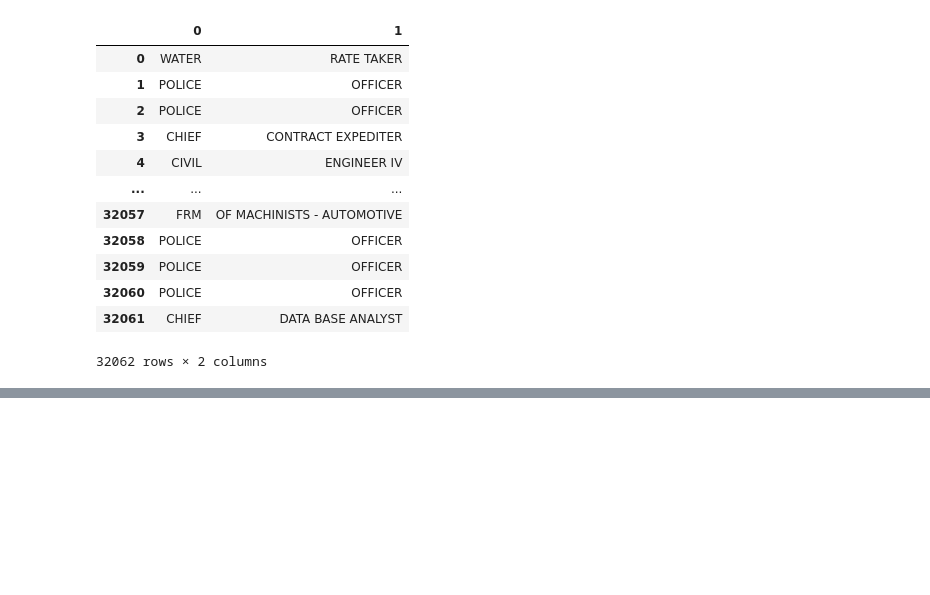
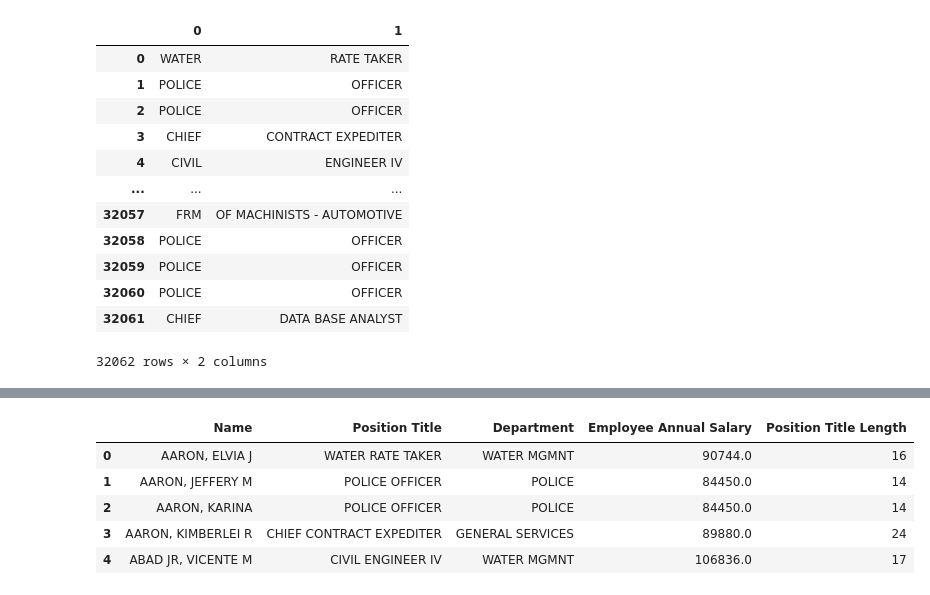
Before and after one commit to Lucas01iveira/Data-Engineering, a Jupyter notebook: Data Analysis with Pandas and Python/materials/pandas/Incomplete/07 - Working with Text Data.ipynb, the cells around one changed output, grey strips where cells are left out. Drawn from its saved outputs; the diff is of its cells as text; code cells hidden in the pictures; blank space fills up the shorter version.

```diff
--- a/Data Analysis with Pandas and Python/materials/pandas/Incomplete/07 - Working with Text Data.ipynb
+++ b/Data Analysis with Pandas and Python/materials/pandas/Incomplete/07 - Working with Text Data.ipynb
@@ -354,0 +357,6 @@ chicago.head()
+# %%
+import pandas as pd
+
+chicago= pd.read_csv('chicago.csv').dropna(how= 'all')
+#chicago['Department'] = chicago['Department'].astype('category')
+chicago.head()
@@ -354,0 +383,13 @@ chicago.head()
+# %%
+# Create a new column, Position Title Length, which will store the length of each position title. Do not use any loops, just string methods.
+chicago['Position Title Length']= chicago['Position Title'].str.len()
+chicago.head()
+
+# Task: Use string length methods to calculate and store the length of each position title.
+# %% [output]
+|  | Name | Position Title | Department | Employee Annual Salary | Position Title Length |
+| 0 | AARON, ELVIA J | WATER RATE TAKER | WATER MGMNT | 90744.0 | 16 |
+| 1 | AARON, JEFFERY M | POLICE OFFICER | POLICE | 84450.0 | 14 |
+| 2 | AARON, KARINA | POLICE OFFICER | POLICE | 84450.0 | 14 |
+| 3 | AARON, KIMBERLEI R | CHIEF CONTRACT EXPEDITER | GENERAL SERVICES | 89880.0 | 24 |
+| 4 | ABAD JR, VICENTE M | CIVIL ENGINEER IV | WATER MGMNT | 106836.0 | 17 |
```
Also changed, not shown: parts of 19 cells of this notebook.
